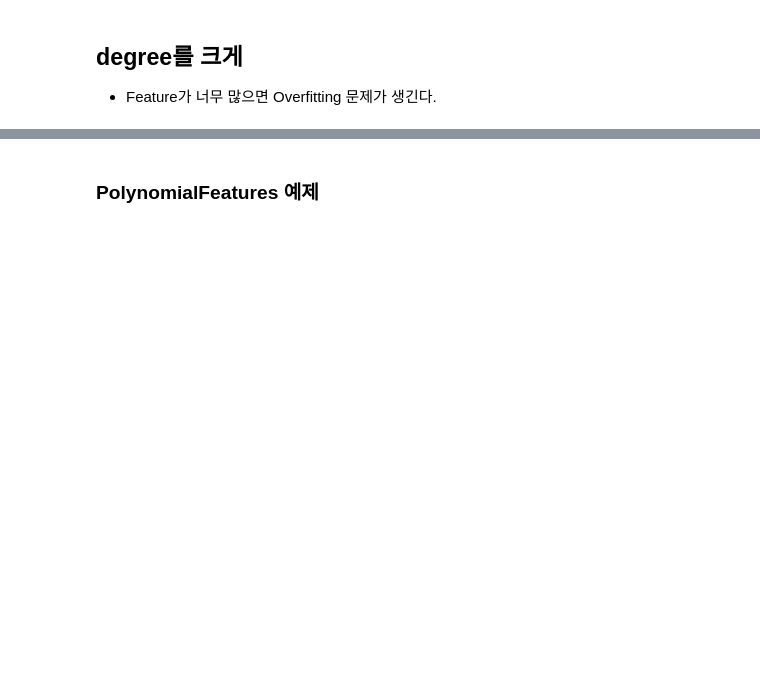
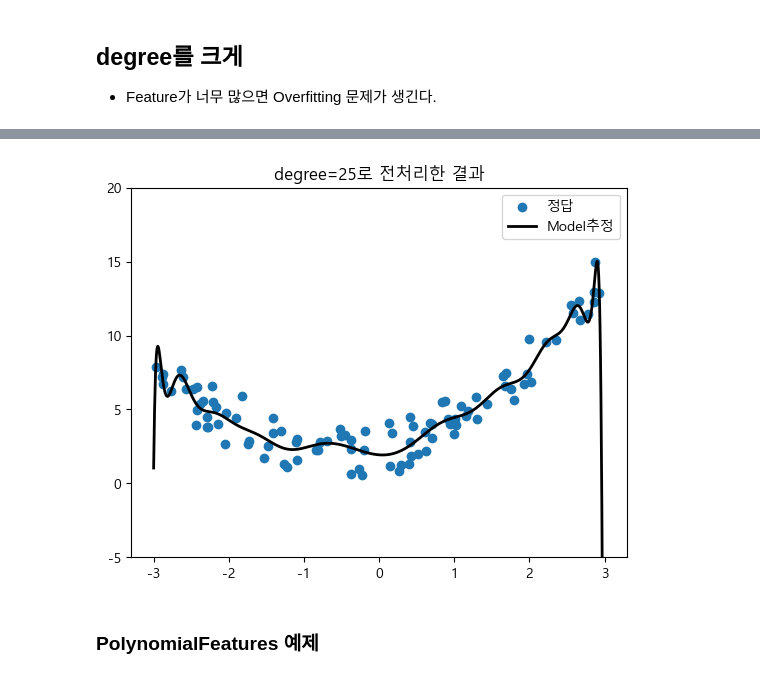
Before and after one commit to seonguihong/SKN13_mysrc, a Jupyter notebook: 08_머신러닝/12_선형모델_선형회귀.ipynb, the cells around one changed output, grey strips where cells are left out. Saved outputs shown, nothing was run; the diff lists cells and outputs as text; code cells hidden in the pictures; blank space fills up the shorter version.

```diff
--- a/08_머신러닝/12_선형모델_선형회귀.ipynb
+++ b/08_머신러닝/12_선형모델_선형회귀.ipynb
@@ -284,12 +341,15 @@ print_regression_metrcis(y, pred3)
 # %%
 # degree=25 시각화
+# X_new : -3 ~ 3 사이의 실수
 y_hat = lr3.predict(pnf3.transform(X_new))
 plt.scatter(X, y, label="정답")
 plt.plot(X_new, y_hat, color='k', linewidth=2, label="Model추정")
 plt.legend()
 plt.title("degree=25로 전처리한 결과")
-# plt.ylim(-5, 20)
+plt.ylim(-5, 20)
 plt.show()
+# %% [output]
+[figure, added]
 # %% [markdown]
 ### PolynomialFeatures 예제
 # %%
```
Also changed, not shown: parts of 49 cells of this notebook, 15 other files.
